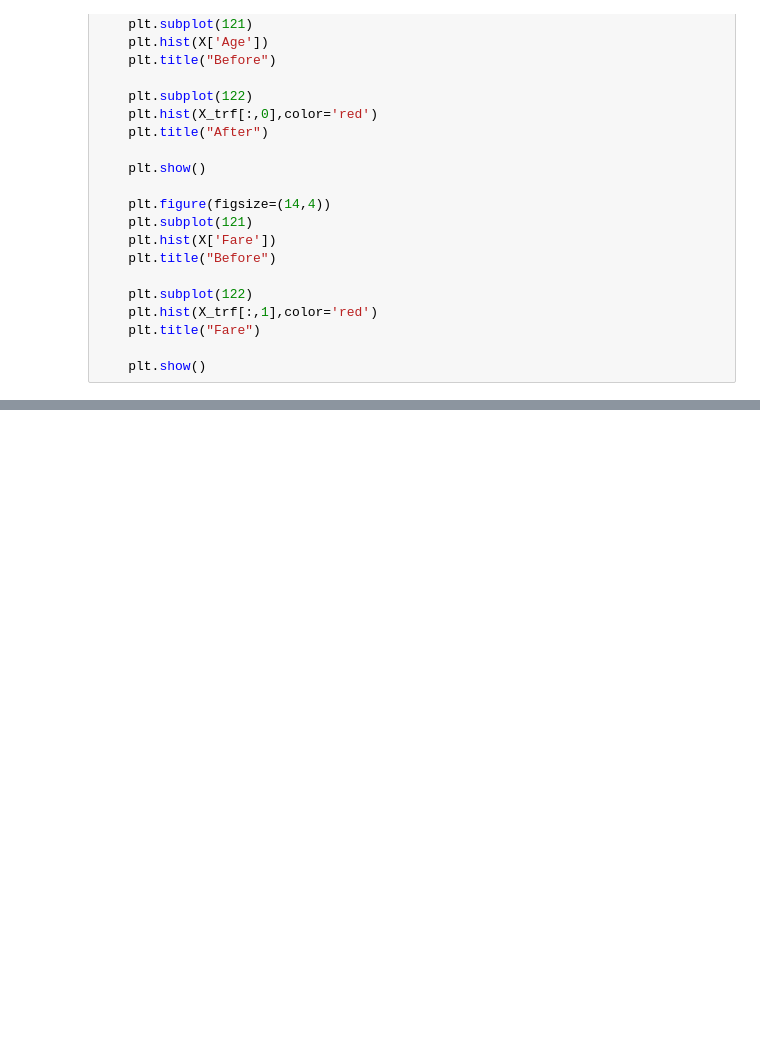
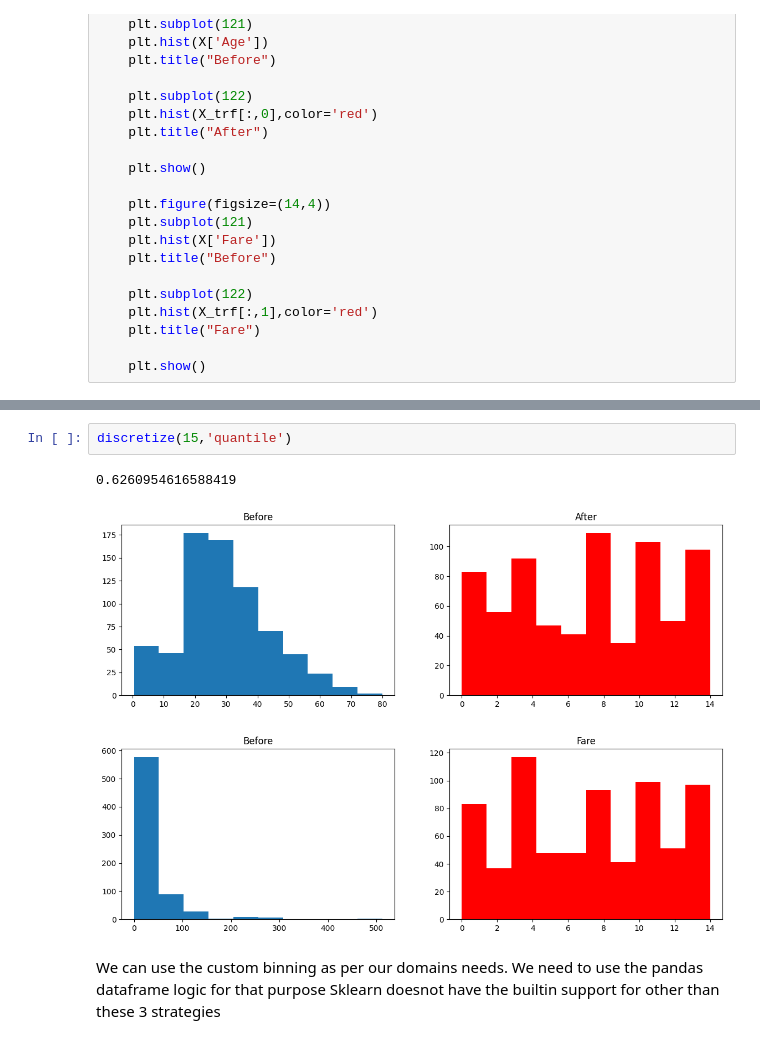
Before and after one commit to Foolmannn/ml-learnings, a Jupyter notebook: 5FeatureEngineering/Binning_Binarization/binningORdiscretization.ipynb, the cells around one changed output, grey strips where cells are left out. Saved outputs shown, nothing was run; the diff lists cells and outputs as text; blank space fills up the shorter version.

```diff
--- a/5FeatureEngineering/Binning_Binarization/binningORdiscretization.ipynb
+++ b/5FeatureEngineering/Binning_Binarization/binningORdiscretization.ipynb
@@ -163,0 +183,8 @@ discretize(5,'kmeans')
+# %%
+discretize(15,'quantile')
+# %% [output]
+0.6260954616588419
+[figure, added]
+[figure, added]
+# %% [markdown]
+We can use the custom binning as per our domains needs. We need to use the pandas dataframe logic for that purpose Sklearn doesnot have the builtin support for other than these 3 strategies
```
Also changed, not shown: parts of 16 cells of this notebook.
